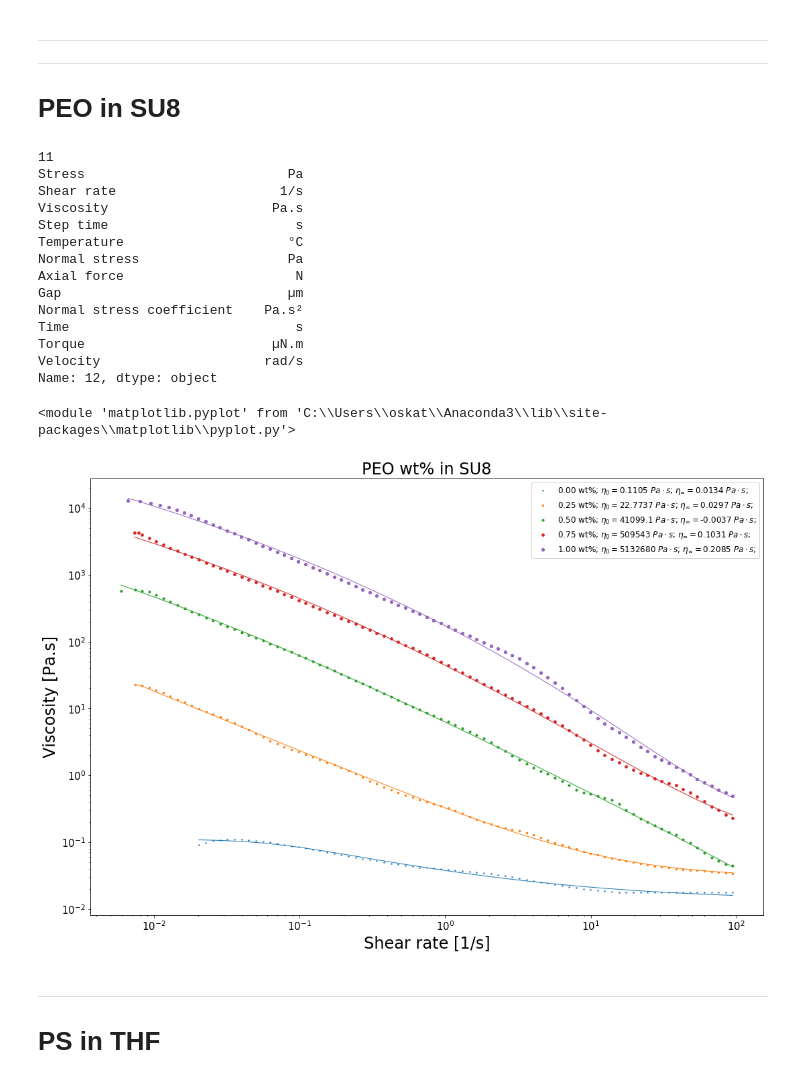
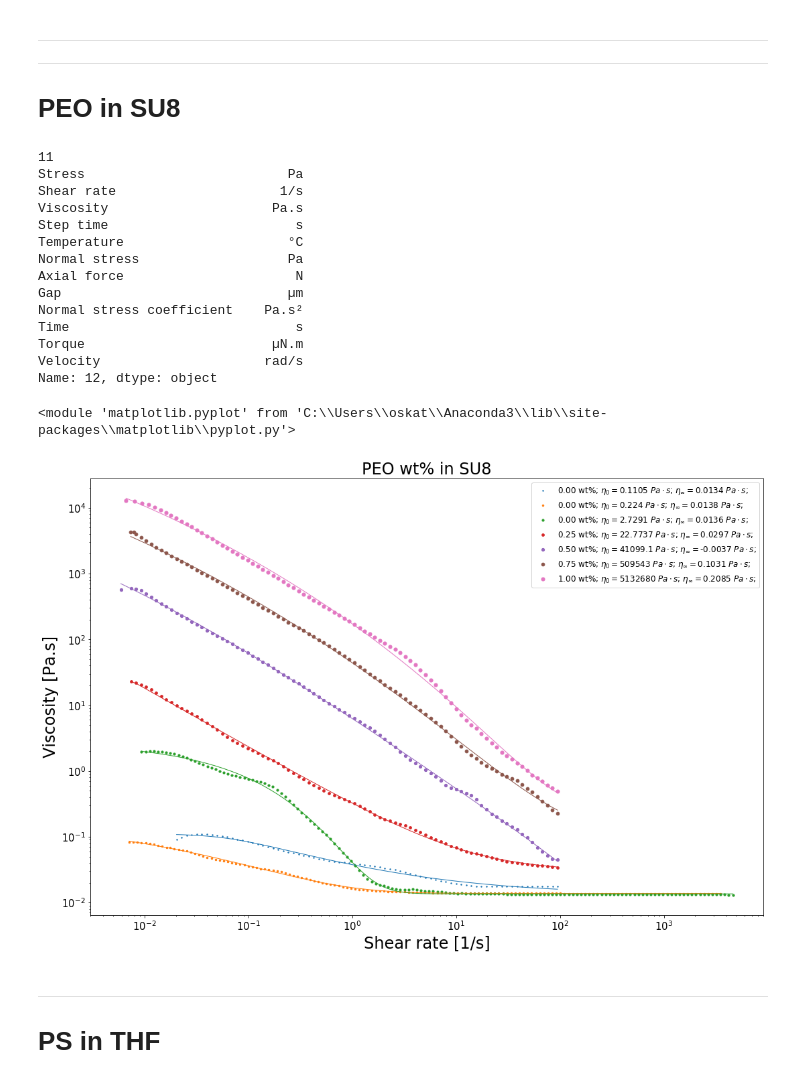
Before and after one commit to KiraSensei13/MNT_ITESM_Thesis, a Jupyter notebook: Viscosity/TRIOSplots.ipynb, the cells around one changed output. Saved outputs shown, nothing was run; the diff lists cells and outputs as text; code cells hidden in the pictures.

```diff
--- a/Viscosity/TRIOSplots.ipynb
+++ b/Viscosity/TRIOSplots.ipynb
@@ -301,14 +301,18 @@ def compareData_wFits_(plotname, filemanes, headDrop, tailDrop, plotlabels, Mode
 # %%
 plotName  = "PEO wt% in SU8";
 fileNames = [
-    "./csv/peo_su8_00_000.csv",
-    "./csv/peo_su8_00_025.csv",
-    "./csv/peo_su8_00_050.csv",
-    "./csv/peo_su8_00_075.csv",
-    "./csv/peo_su8_00_100.csv"
+    "./csv/peo_su8_00_000_0.csv",
+    "./csv/peo_su8_01_000_0.csv",
+    "./csv/peo_su8_01_000_1.csv",
+    "./csv/peo_su8_00_025_0.csv",
+    "./csv/peo_su8_00_050_0.csv",
+    "./csv/peo_su8_00_075_0.csv",
+    "./csv/peo_su8_00_100_0.csv"
 ];
 Model = [
     'Carreau',
+    'CarreauYasuda',
+    'CarreauYasuda',
     'CarreauYasuda',
     'CarreauYasuda',
     'CarreauYasuda',
@@ -316,6 +320,8 @@ Model = [
 ];
 eta_zero = [
     0.110538,
+    0.223960,
+    2.72908,
     22.7737,
     41099.1,
     509543,
@@ -323,6 +329,8 @@ eta_zero = [
 ];
 eta_inft = [
     0.0134062,
+    0.0137573,
+    0.0135522,
     0.0296728,
     -0.00374721,
     0.103138,
@@ -330,6 +338,8 @@ eta_inft = [
 ];
 kappa = [
     16.5505,
+    0.00000056265,
+    0.120501,
     129.269,
     1703.57,
     16.7957,
@@ -337,6 +347,8 @@ kappa = [
 ];
 n = [
     0.504905,
+    -64.4259,
+    -10.0418,
     0.106211,
     -0.135646,
     -0.743219,
@@ -344,40 +356,44 @@ n = [
 ];
 m = [
     None,
+    0.278670,
+    0.597342,
     75.4193,
     0.311565,
     0.183477,
     0.116014
 ];
 fileDescription = [
     "0.00 wt%; ",
+    "0.00 wt%; ",
+    "0.00 wt%; ",
     "0.25 wt%; ",
     "0.50 wt%; ",
     "0.75 wt%; ",
     "1.00 wt%; "
 ];
-headDrops = [10, 0, 0, 0, 0];
-tailDrops = [ 0, 0, 0, 0, 0];
+headDrops = [10, 1, 0, 0, 0, 0, 0];
+tailDrops = [ 0, 2, 0, 0, 0, 0, 0];
 
 # Plot all files in one plot
 compareData_wFits_(plotName, fileNames, headDrops, tailDrops, fileDescription, Model, eta_zero, eta_inft, kappa, n, m)
 # %% [output]
 11
 Stress                          Pa
 Shear rate                     1/s
 Viscosity                     Pa.s
 Step time                        s
 Temperature                     °C
 Normal stress                   Pa
 Axial force                      N
 Gap                             µm
 Normal stress coefficient    Pa.s²
 Time                             s
 Torque                        µN.m
 Velocity                     rad/s
 Name: 12, dtype: object
 <module 'matplotlib.pyplot' from 'C:\\Users\\oskat\\Anaconda3\\lib\\site-packages\\matplotlib\\pyplot.py'>
-[figure, old version]
+[figure, new version]
 # %% [markdown]
 ---
 # PS in THF
```
Also changed, not shown: 33 other files.
